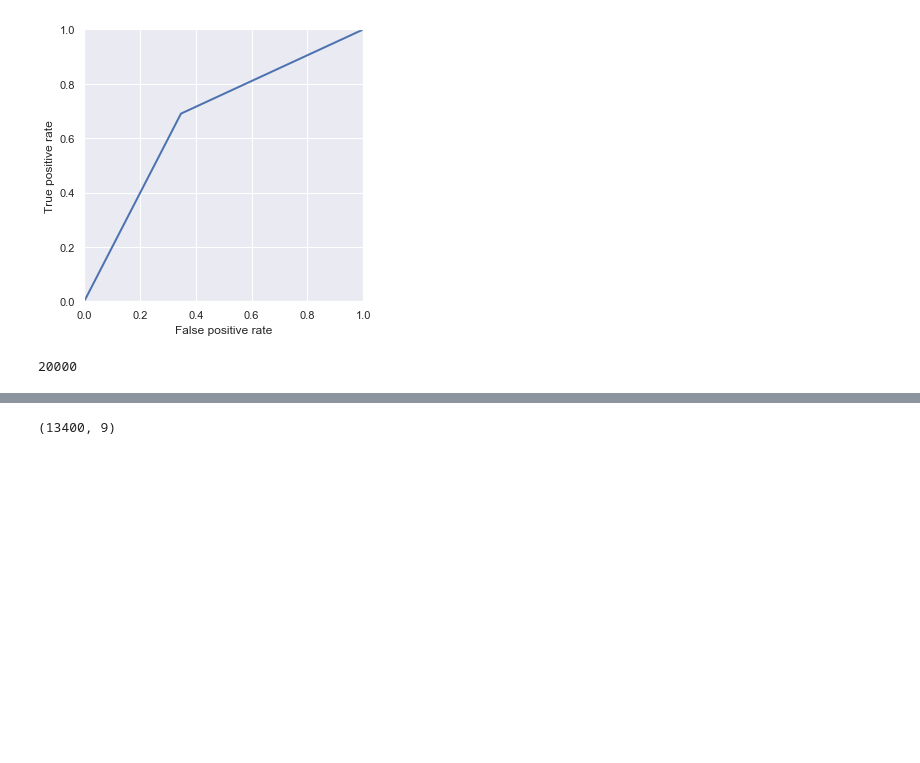
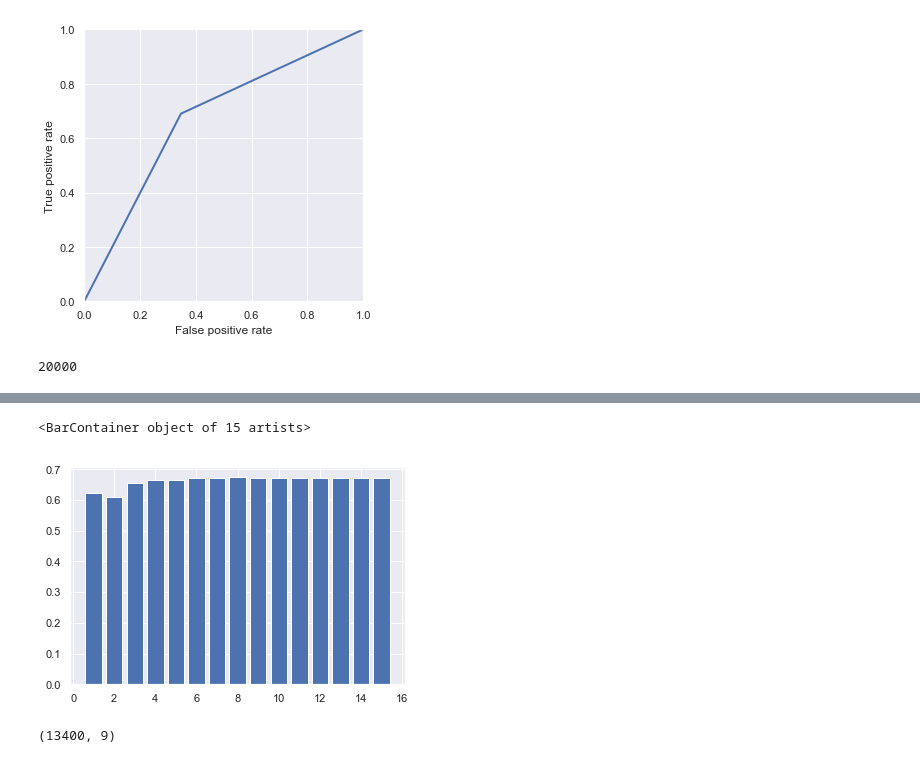
Before and after one commit to kwang93/glowing-parakeet, a Jupyter notebook: DataMiningFinalLamont.ipynb, the cells around one changed output, grey strips where cells are left out. Saved outputs shown, nothing was run; the diff lists cells and outputs as text; code cells hidden in the pictures; blank space fills up the shorter version.

```diff
--- a/DataMiningFinalLamont.ipynb
+++ b/DataMiningFinalLamont.ipynb
@@ -203,3 +196,20 @@ Metric score:  0.6724191510710122
+# %%
+# Seems like after depth = 6, we start to get diminishing returns
+depths = [1,2,3,4,5,6,7,8,9,10,11,12,13,14,15]
+scores = []
+for depth in depths:
+    clf = tree.DecisionTreeClassifier(max_depth=depth)
+    clf = clf.fit(X_train,y_train)
+    predictions_test = clf.predict(X_test)
+    #fpr2, tpr2, thresholds = metrics.roc_curve(y_test, predictions_test, sample_weight=None)
+    scores.append(metrics.roc_auc_score(y_test, predictions_test))
+
+plt.bar(depths, scores)
+
+# Yep, 6 seems to be good
+# %% [output]
+<BarContainer object of 15 artists>
+[figure, added]
 # %%
 # Neural Net
 from IPython.core.display import HTML
```
Also changed, not shown: parts of 3 cells of this notebook.
